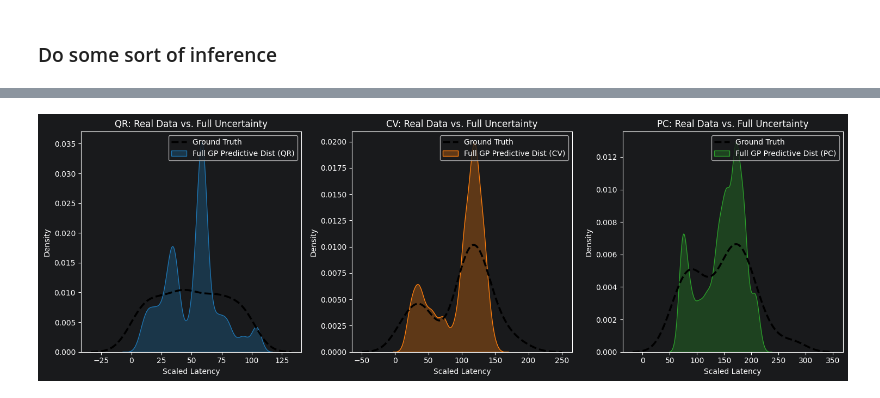
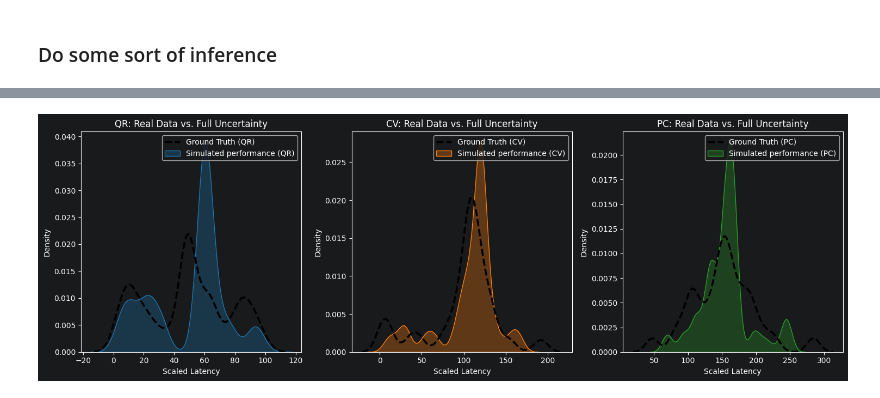
Before and after one commit to borissedlak/composable-autonomous-offerings, a Jupyter notebook: notebooks/create_deepGP.ipynb, the cells around one changed output, grey strips where cells are left out. Saved outputs shown, nothing was run; the diff lists cells and outputs as text; code cells hidden in the pictures.

```diff
--- a/notebooks/create_deepGP.ipynb
+++ b/notebooks/create_deepGP.ipynb
@@ -11,7 +11,7 @@ raw_df = pd.read_csv("../statics/metrics_20_0.csv")
 converted_df = RASK.preprocess_data(raw_df)
 
 
-def prepare_chained_data(df: pd.DataFrame, test_size=0.4):
+def prepare_chained_data(df: pd.DataFrame, test_size):
 
     import torch
     from torch.utils.data import TensorDataset, DataLoader
@@ -61,7 +61,7 @@ def prepare_chained_data(df: pd.DataFrame, test_size=0.4):
     return DataLoader(TensorDataset(t_x_train, t_y_train), batch_size=64, shuffle=True), t_x_test, t_y_test
 
 
-train_loader, test_x, test_y = prepare_chained_data(converted_df)
+train_loader, test_x, test_y = prepare_chained_data(converted_df, test_size=0.1)
 # %%
 # import gpytorch
 #
@@ -167,7 +167,7 @@ mll_cv = gpytorch.mlls.VariationalELBO(model.cv_likelihood, model.cv_gp, num_dat
 mll_pc = gpytorch.mlls.VariationalELBO(model.pc_likelihood, model.pc_gp, num_data=len(train_loader.dataset))
 
 model.train()
-for epoch in range(500):
+for epoch in range(600):
     with gpytorch.settings.cholesky_jitter(1e-3):
         for x_batch, y_batch in train_loader:
             if torch.cuda.is_available(): x_batch, y_batch = x_batch.cuda(), y_batch.cuda()
@@ -205,7 +205,7 @@ Epoch 490 | Loss: 214.3428
 # %%
 model.eval()
 all_samples = []
-num_mc = 50 # that many simulations for each of the data points
+num_mc = 100 # that many simulations for each of the data points
 
 with torch.no_grad(), gpytorch.settings.cholesky_jitter(1e-3):
     for _ in range(num_mc):
@@ -262,7 +262,7 @@ import matplotlib.pyplot as plt
 import seaborn as sns
 
 # Pick one specific hardware configuration (test case)
-test_idx = 0
+test_idx = 2
 # Shape: (1000 simulations, 3 services)
 single_chain_sims = combined_samples[:, test_idx, :]
 
@@ -272,9 +272,9 @@ expected_cv = single_chain_sims[:, 1].mean()
 expected_pc = single_chain_sims[:, 2].mean()
 
 print(f"--- Expected Outcomes for Test Case {test_idx} ---")
-print(f"QR Latency (Base):         {expected_qr:.2f}")
-print(f"CV Latency (QR + CV):      {expected_cv:.2f}  (Local CV: {expected_cv - expected_qr:.2f})")
-print(f"PC Latency (Total Chain):  {expected_pc:.2f}  (Local PC: {expected_pc - expected_cv:.2f})")
+print(f"QR Latency (QR):              {expected_qr:.2f}")
+print(f"CV Latency (QR + CV):         {expected_cv:.2f}  (Local CV: {expected_cv - expected_qr:.2f})")
+print(f"PC Latency (QR + CV + PC):    {expected_pc:.2f}  (Local PC: {expected_pc - expected_cv:.2f})")
 
 # 2. Plotting the "Growth" of Latency
 plt.figure(figsize=(12, 5))
@@ -361,36 +409,39 @@ import matplotlib.pyplot as plt
 import seaborn as sns
 
 # 1. Flatten the simulations: (1000, 60, 3) -> (60000, 3)
 # This represents every "roll of the dice" the model made
 all_simulated_points = combined_samples.reshape(-1, 3)
 
 # 2. Extract real data
 real_dist = test_y.cpu().numpy()
 
 services = ['QR', 'CV', 'PC']
 colors = ['#1f77b4', '#ff7f0e', '#2ca02c']
 
 plt.figure(figsize=(15, 5))
 
 for i, service in enumerate(services):
     plt.subplot(1, 3, i+1)
 
     # Plot Real Data - The actual ground truth points
-    sns.kdeplot(real_dist[:, i], color='black', linestyle='--', label='Ground Truth', linewidth=2.5)
+    # Make it 5x more sensitive to local spikes
+    sns.kdeplot(real_dist[:, i], color='black', linestyle='--',
+                label=f'Ground Truth ({service})', linewidth=2.5,
+                bw_adjust=0.4)
 
     # Plot ALL Simulations - The full range of what the GP thinks could happen
     sns.kdeplot(all_simulated_points[:, i], color=colors[i], fill=True,
-                label=f'Full GP Predictive Dist ({service})', alpha=0.3)
+                label=f'Simulated performance ({service})', alpha=0.3)
 
     plt.title(f'{service}: Real Data vs. Full Uncertainty')
     plt.xlabel('Scaled Latency')
     plt.ylabel('Density')
     plt.legend()
 
 plt.tight_layout()
 plt.show()
 # %% [output]
-[figure, old version]
+[figure, new version]
 # %%
 
 # --- MODEL VALIDATION ---
```
Also changed, not shown: parts of 6 cells of this notebook.
